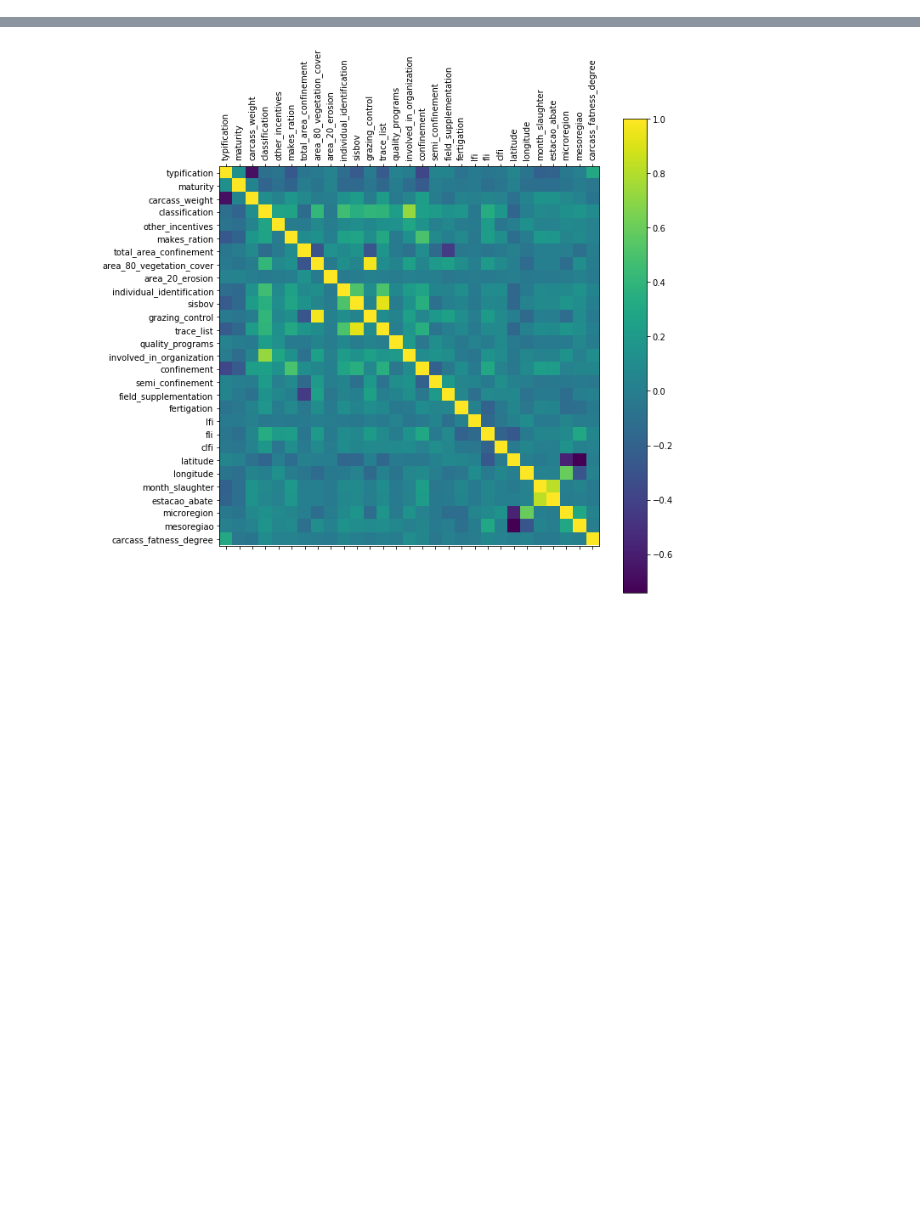
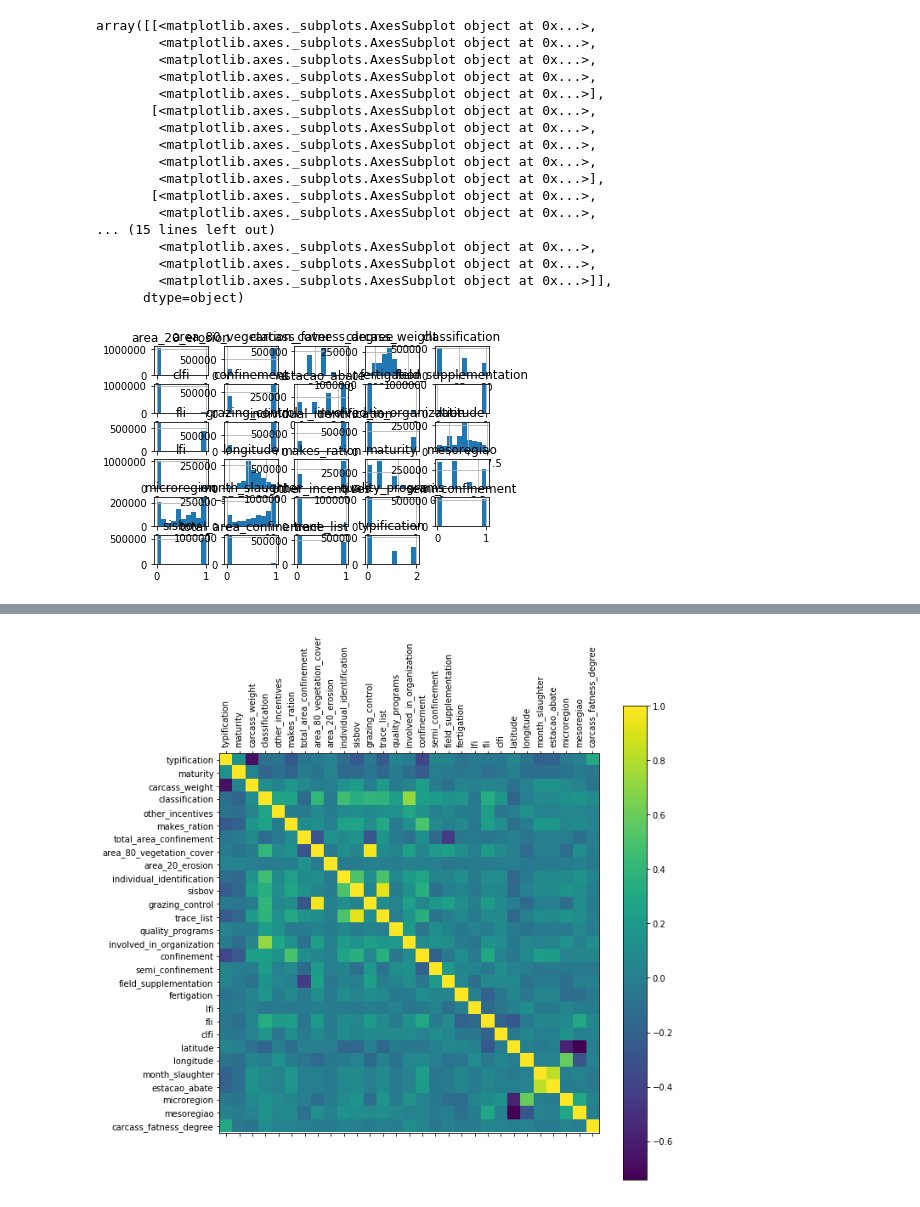
Before and after one commit to higornucci/classificacao-aulas, a Jupyter notebook: dissertacao/notebook/visualizacao.ipynb, the cells around one changed output, grey strips where cells are left out. Saved outputs shown, nothing was run; the diff lists cells and outputs as text; code cells hidden in the pictures; blank space fills up the shorter version.

```diff
--- a/dissertacao/notebook/visualizacao.ipynb
+++ b/dissertacao/notebook/visualizacao.ipynb
@@ -26,0 +33,21 @@ dados_completo.head()
+# %%
+dados_completo.hist()
+# %% [output]
+array([[<matplotlib.axes._subplots.AxesSubplot object at 0x...>,
+        <matplotlib.axes._subplots.AxesSubplot object at 0x...>,
+        <matplotlib.axes._subplots.AxesSubplot object at 0x...>,
+        <matplotlib.axes._subplots.AxesSubplot object at 0x...>,
+        <matplotlib.axes._subplots.AxesSubplot object at 0x...>],
+       [<matplotlib.axes._subplots.AxesSubplot object at 0x...>,
+        <matplotlib.axes._subplots.AxesSubplot object at 0x...>,
+        <matplotlib.axes._subplots.AxesSubplot object at 0x...>,
+        <matplotlib.axes._subplots.AxesSubplot object at 0x...>,
+        <matplotlib.axes._subplots.AxesSubplot object at 0x...>],
+       [<matplotlib.axes._subplots.AxesSubplot object at 0x...>,
+        <matplotlib.axes._subplots.AxesSubplot object at 0x...>,
+... (15 lines left out)
+        <matplotlib.axes._subplots.AxesSubplot object at 0x...>,
+        <matplotlib.axes._subplots.AxesSubplot object at 0x...>,
+        <matplotlib.axes._subplots.AxesSubplot object at 0x...>]],
+      dtype=object)
+[figure, added]
```
Also changed, not shown: parts of 14 cells of this notebook, 6 other files.
